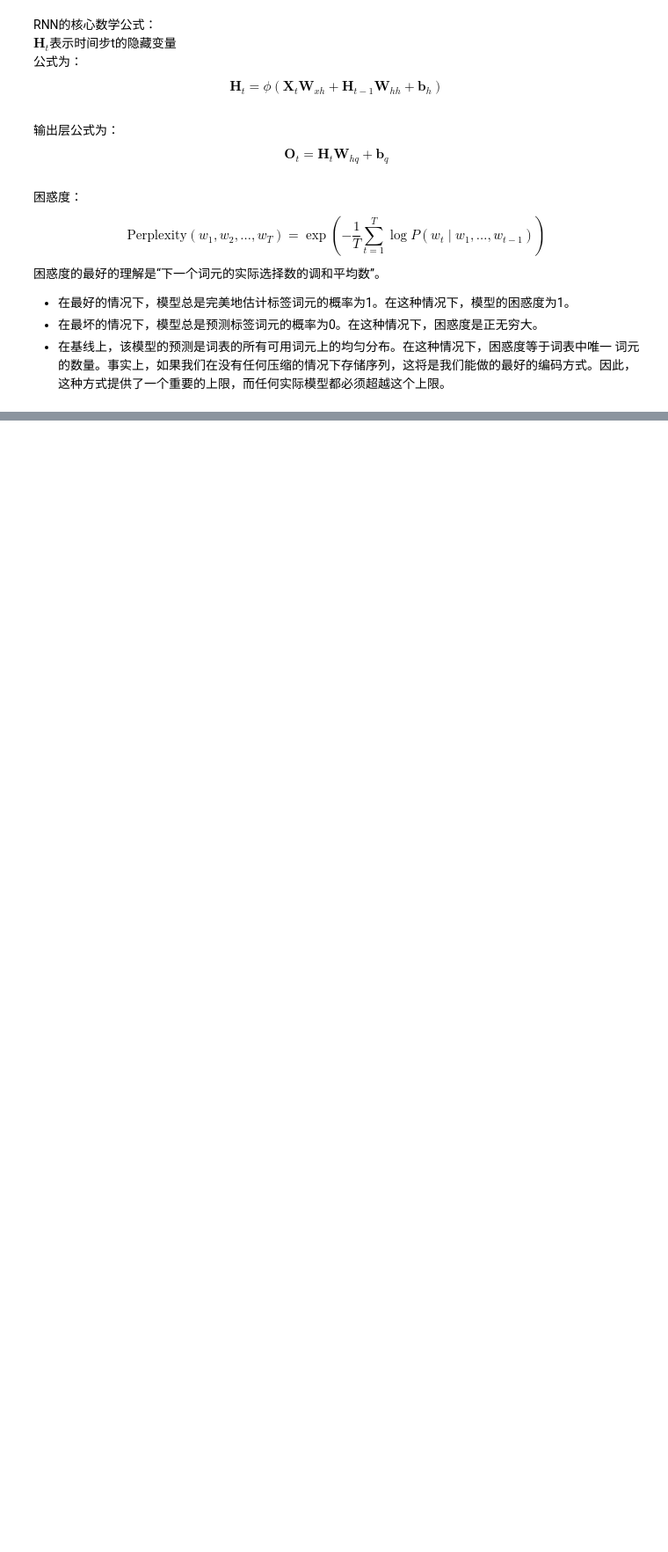
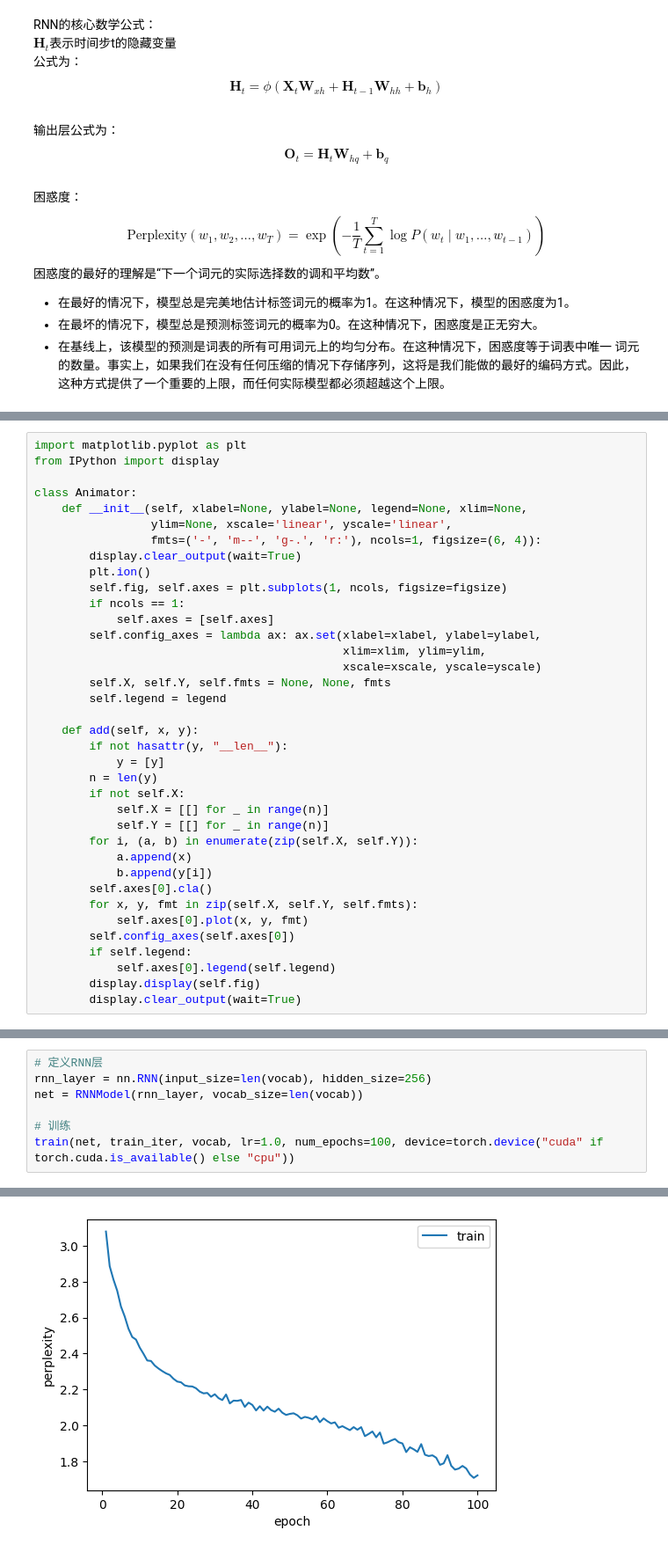
Before and after one commit to wszkxlllll/-, a Jupyter notebook: 循环神经网络.ipynb, the cells around one changed output, grey strips where cells are left out. Shown at 88% size. Saved outputs shown, nothing was run; the diff lists cells and outputs as text; blank space fills up the shorter version.

```diff
--- a/循环神经网络.ipynb
+++ b/循环神经网络.ipynb
@@ -407,0 +545,37 @@ $$
+# %%
+import matplotlib.pyplot as plt
+from IPython import display
+
+class Animator:
+    def __init__(self, xlabel=None, ylabel=None, legend=None, xlim=None,
+                 ylim=None, xscale='linear', yscale='linear',
+                 fmts=('-', 'm--', 'g-.', 'r:'), ncols=1, figsize=(6, 4)):
+        display.clear_output(wait=True)
+        plt.ion()
+        self.fig, self.axes = plt.subplots(1, ncols, figsize=figsize)
+        if ncols == 1:
+            self.axes = [self.axes]
+        self.config_axes = lambda ax: ax.set(xlabel=xlabel, ylabel=ylabel,
+                                             xlim=xlim, ylim=ylim,
+                                             xscale=xscale, yscale=yscale)
+        self.X, self.Y, self.fmts = None, None, fmts
+        self.legend = legend
+
+    def add(self, x, y):
+        if not hasattr(y, "__len__"):
+            y = [y]
+        n = len(y)
+        if not self.X:
+            self.X = [[] for _ in range(n)]
+            self.Y = [[] for _ in range(n)]
+        for i, (a, b) in enumerate(zip(self.X, self.Y)):
+            a.append(x)
+            b.append(y[i])
+        self.axes[0].cla()
+        for x, y, fmt in zip(self.X, self.Y, self.fmts):
+            self.axes[0].plot(x, y, fmt)
+        self.config_axes(self.axes[0])
+        if self.legend:
+            self.axes[0].legend(self.legend)
+        display.display(self.fig)
+        display.clear_output(wait=True)
@@ -407,0 +627,8 @@ $$
+# %%
+# 定义RNN层
+rnn_layer = nn.RNN(input_size=len(vocab), hidden_size=256)
+net = RNNModel(rnn_layer, vocab_size=len(vocab))
+
+# 训练
+train(net, train_iter, vocab, lr=1.0, num_epochs=100, device=torch.device("cuda" if torch.cuda.is_available() else "cpu"))
+# %% [output]
@@ -407,0 +636 @@ $$
+[figure, added]
```
Also changed, not shown: parts of 17 cells of this notebook.
